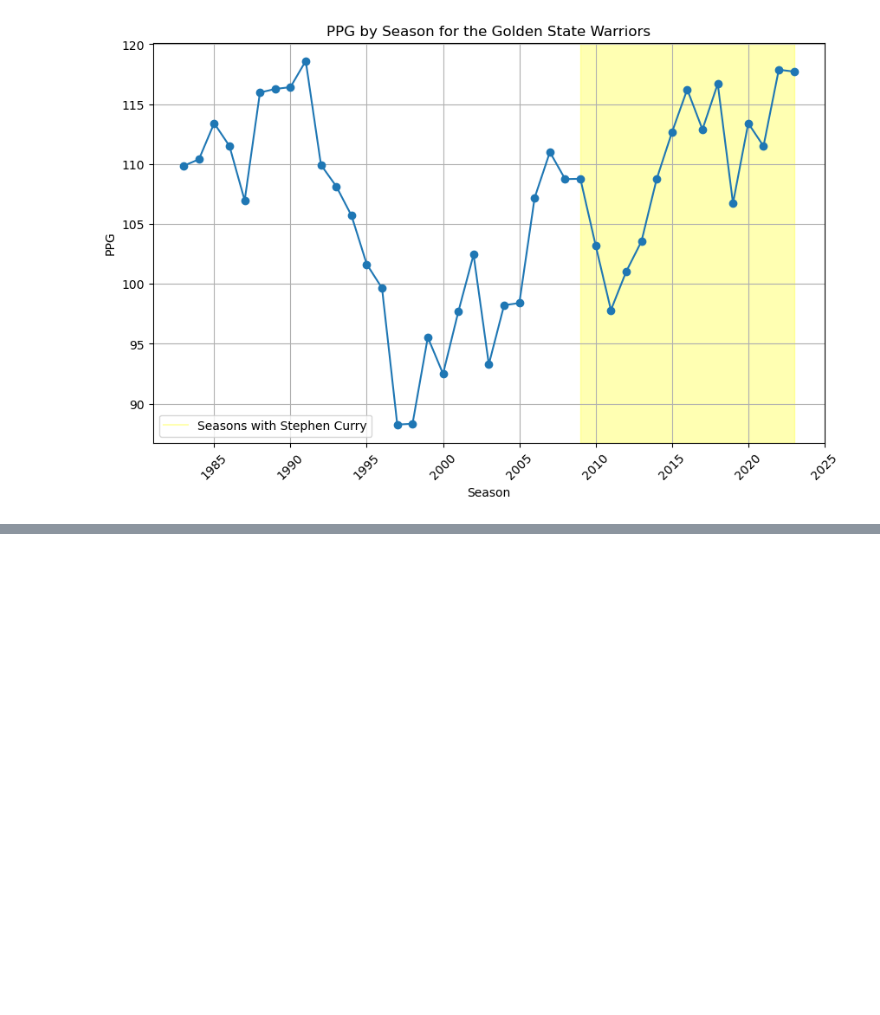
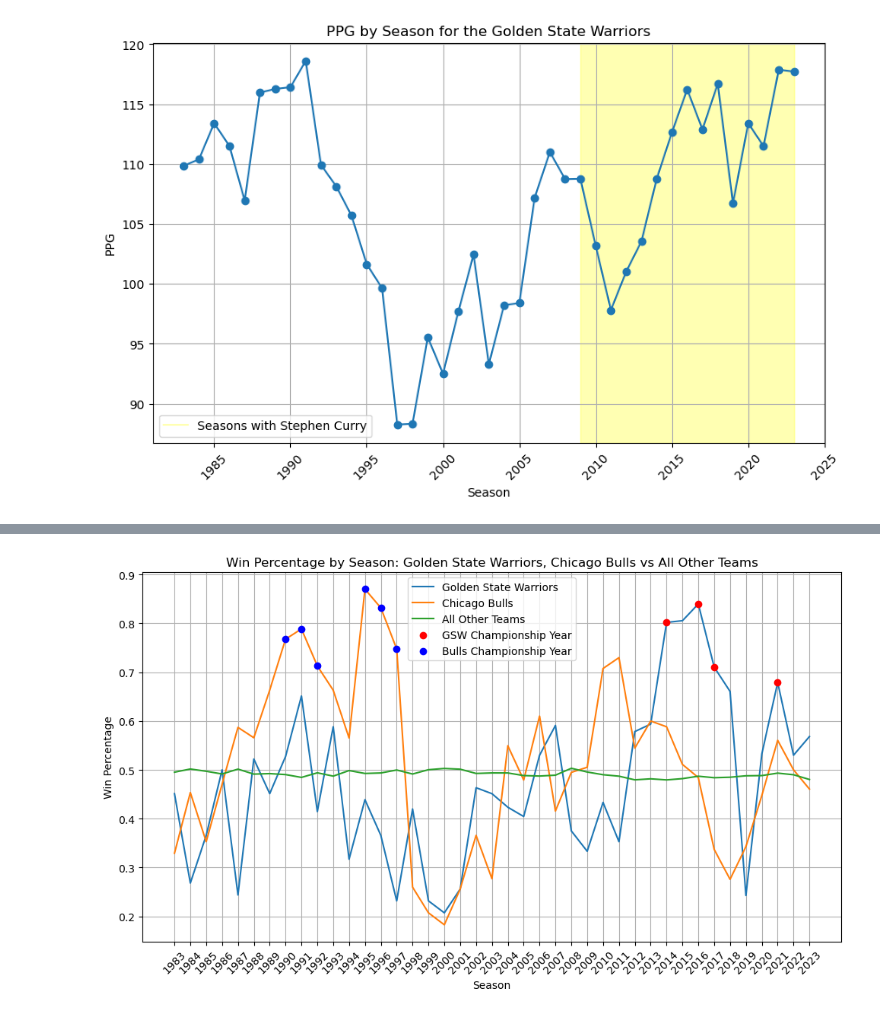
Before and after one commit to NickSamsel/Warriors-Dominance-Exploration, a Jupyter notebook: Nick Samsel Week 5 & 6.ipynb, the cells around one changed output, grey strips where cells are left out. Saved outputs shown, nothing was run; the diff lists cells and outputs as text; code cells hidden in the pictures; blank space fills up the shorter version.

```diff
--- a/Nick Samsel Week 5 & 6.ipynb
+++ b/Nick Samsel Week 5 & 6.ipynb
@@ -533,0 +593,44 @@ plt.show()
+# %%
+import matplotlib.pyplot as plt
+import pandas as pd
+
+# Ensure SEASON is treated as a categorical variable for proper plotting
+result_df['SEASON'] = pd.Categorical(result_df['SEASON'], ordered=True)
+
+# Plotting the data
+plt.figure(figsize=(10, 6))
+
+# Plot Golden State Warriors data
+gsw_data = result_df[result_df['TEAM_NAME'] == 'Golden State Warriors']
+plt.plot(gsw_data['SEASON'], gsw_data['Win Percentage'], label='Golden State Warriors')
+
+# Plot Chicago Bulls data
+bulls_data = result_df[result_df['TEAM_NAME'] == 'Chicago Bulls']
+plt.plot(bulls_data['SEASON'], bulls_data['Win Percentage'], label='Chicago Bulls')
+
+# Plot All Other Teams data
+other_teams_data = result_df[result_df['TEAM_NAME'] == 'All Other Teams']
+plt.plot(other_teams_data['SEASON'], other_teams_data['Win Percentage'], label='All Other Teams')
+
+# Highlight specific points for championship years
+championship_years = ['2014', '2016', '2017', '2021']
+bchampionship_years = ['1990', '1991', '1992', '1995', '1996', '1997']
+championship_gsw_data = gsw_data[gsw_data['SEASON'].isin(championship_years)]
+championship_bulls_data = bulls_data[bulls_data['SEASON'].isin(bchampionship_years)]
+
+plt.scatter(championship_gsw_data['SEASON'], championship_gsw_data['Win Percentage'], color='red', zorder=5, label='GSW Championship Year')
+plt.scatter(championship_bulls_data['SEASON'], championship_bulls_data['Win Percentage'], color='blue', zorder=5, label='Bulls Championship Year')
+
+# Adding titles and labels
+plt.title('Win Percentage by Season: Golden State Warriors, Chicago Bulls vs All Other Teams')
+plt.xlabel('Season')
+plt.ylabel('Win Percentage')
+plt.legend()
+
+# Show the plot
+plt.xticks(rotation=45)
+plt.grid(True)
+plt.tight_layout()
+plt.show()
+# %% [output]
+[figure, added]
```
Also changed, not shown: parts of 12 cells of this notebook.
